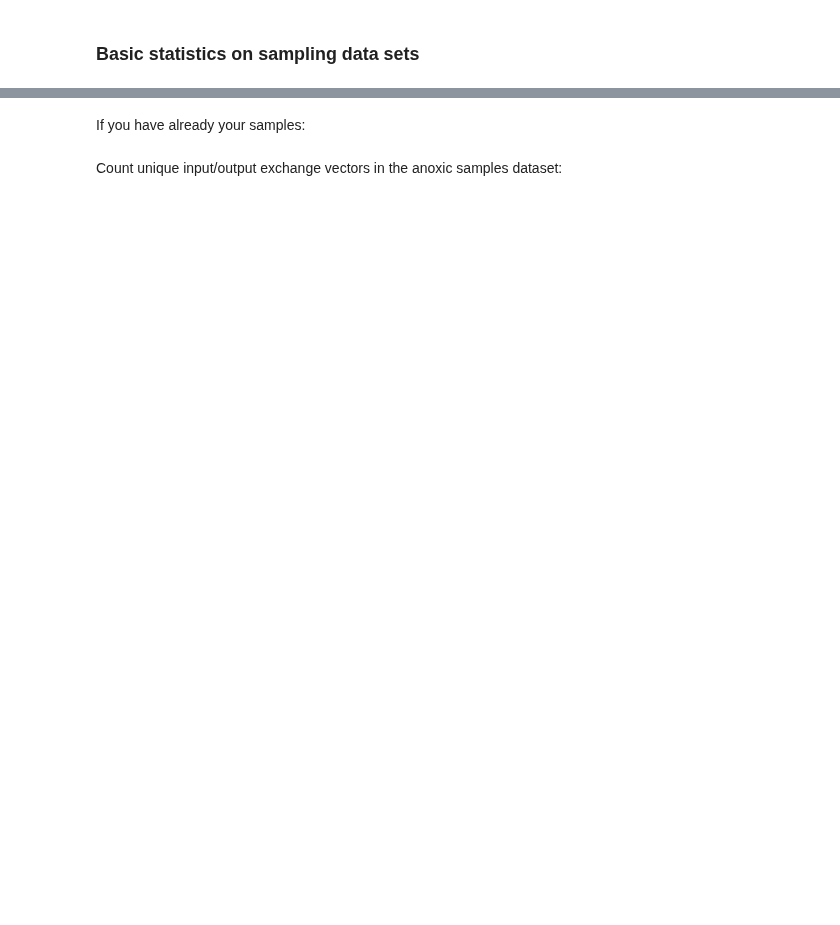
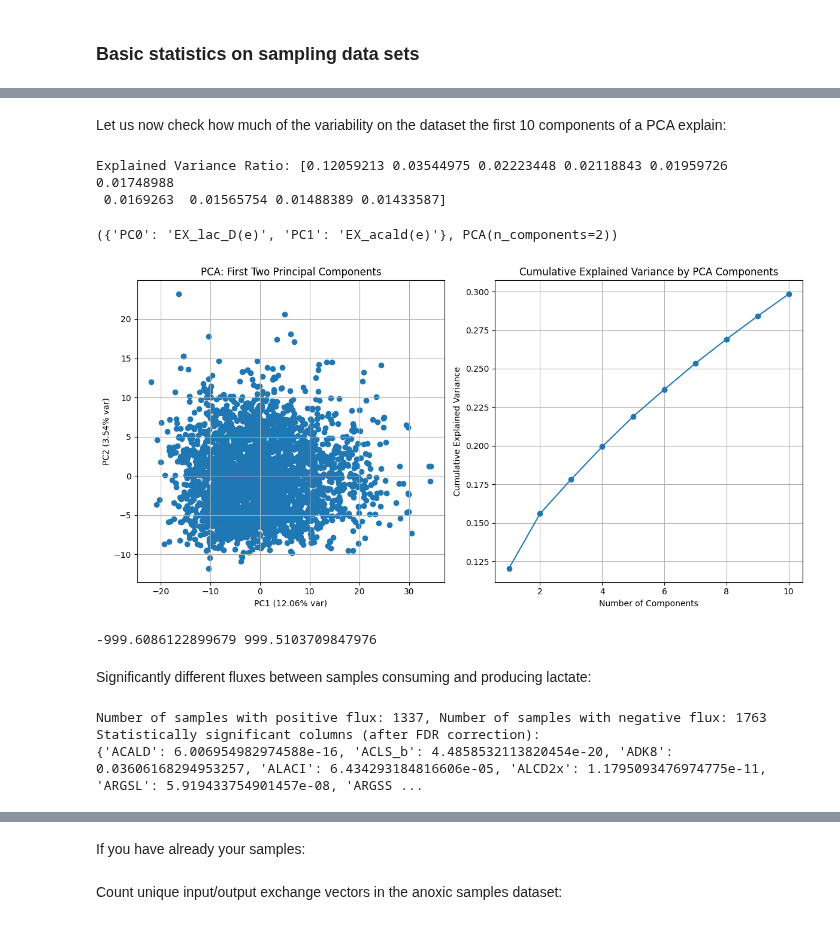
Before and after one commit to hariszaf/metabolic_toy_model, a Jupyter notebook: flux_sampling.ipynb, the cells around one changed output, grey strips where cells are left out. Cells and saved outputs as stored; diff of their text form; code cells hidden in the pictures; blank space fills up the shorter version.

```diff
--- a/flux_sampling.ipynb
+++ b/flux_sampling.ipynb
@@ -596,2 +551,29 @@ phase 2: number of correlated samples = 3100, effective sample size = 1004
 # %%
 dump_samples(unb_anox_samples, samples_path / "bh_unb_anoxic.pkl")
+# %%
+unb_anox_samples = load_samples(samples_path / "bh_unb_anoxic.pkl")
+unb_anox_samples = pd.DataFrame(unb_anox_samples, index = bh_reactions).T
+# %% [markdown]
+Let us now check how much of the variability on the dataset the first 10 components of a PCA explain:
+# %%
+pca_samples(unb_anox_samples, plots=True, outfile = samples_path / "bh_pca_anox_unb")
+# %% [output]
+Explained Variance Ratio: [0.12059213 0.03544975 0.02223448 0.02118843 0.01959726 0.01748988
+ 0.0169263  0.01565754 0.01488389 0.01433587]
+({'PC0': 'EX_lac_D(e)', 'PC1': 'EX_acald(e)'}, PCA(n_components=2))
+[figure, added]
+# %%
+print(
+    unb_anox_samples["EX_lac_D(e)"].min(),
+    unb_anox_samples["EX_lac_D(e)"].max()
+)
+# %% [output]
+-999.6086122899679 999.5103709847976
+# %% [markdown]
+Significantly different fluxes between samples consuming and producing lactate:
+# %%
+sig_cols, pos, neg, dddf = different_fluxes_over_sign(unb_anox_samples, "EX_lac_D(e)", bh_model)
+# %% [output]
+Number of samples with positive flux: 1337, Number of samples with negative flux: 1763
+Statistically significant columns (after FDR correction):
+{'ACALD': 6.006954982974588e-16, 'ACLS_b': 4.4858532113820454e-20, 'ADK8': 0.03606168294953257, 'ALACI': 6.434293184816606e-05, 'ALCD2x': 1.1795093476974775e-11, 'ARGSL': 5.919433754901457e-08, 'ARGSS ...
```
Also changed, not shown: parts of 111 cells of this notebook, 1 other file.
